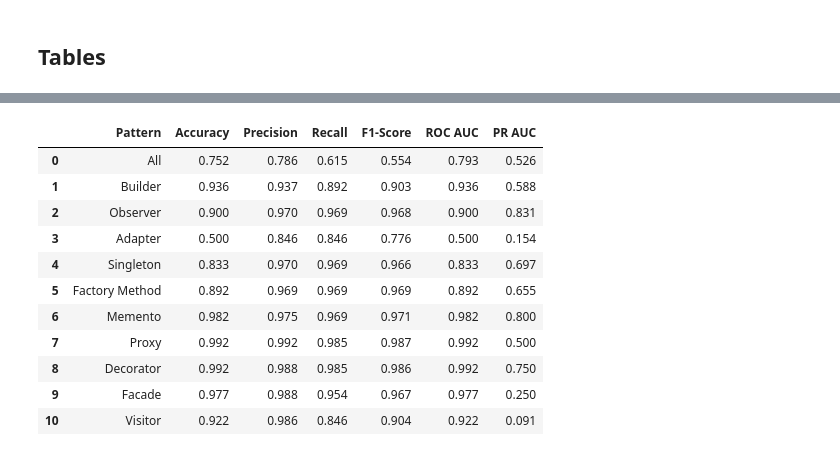
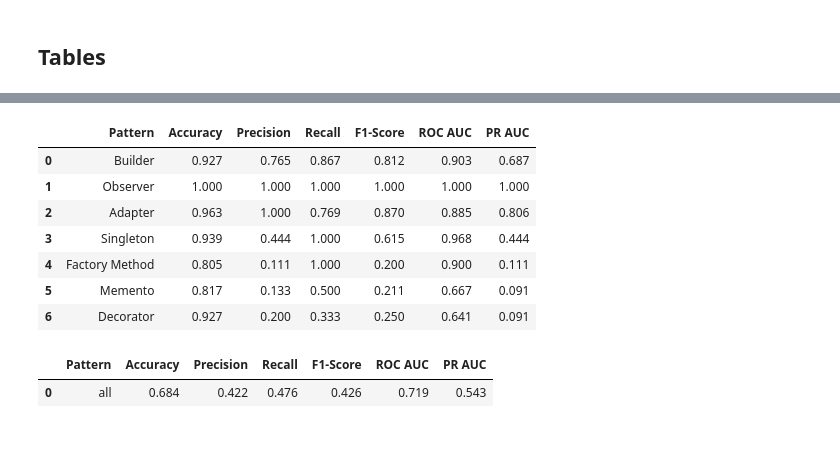
Before and after one commit to DerJeanjour/dpd-subgraph-matching, a Jupyter notebook: matching/glema/notebooks/matching_result_plots.ipynb, the cells around one changed output, grey strips where cells are left out. Saved outputs shown, nothing was run; the diff lists cells and outputs as text; code cells hidden in the pictures.

```diff
--- a/matching/glema/notebooks/matching_result_plots.ipynb
+++ b/matching/glema/notebooks/matching_result_plots.ipynb
@@ -32,15 +33,15 @@ DESIGN_PATTERN_MAPPING = {
     #cpg_const.DesignPatternType.ABSTRACT_FACTORY.value: "Abstract Factory",
     cpg_const.DesignPatternType.ADAPTER.value: "Adapter",
     cpg_const.DesignPatternType.BUILDER.value: "Builder",
-    cpg_const.DesignPatternType.FACADE.value: "Facade",
+    #cpg_const.DesignPatternType.FACADE.value: "Facade",
     cpg_const.DesignPatternType.FACTORY_METHOD.value: "Factory Method",
     cpg_const.DesignPatternType.OBSERVER.value: "Observer",
     cpg_const.DesignPatternType.SINGLETON.value: "Singleton",
     cpg_const.DesignPatternType.DECORATOR.value: "Decorator",
     cpg_const.DesignPatternType.MEMENTO.value: "Memento",
     #cpg_const.DesignPatternType.PROTOTYPE.value: "Prototype",
-    cpg_const.DesignPatternType.PROXY.value: "Proxy",
-    cpg_const.DesignPatternType.VISITOR.value: "Visitor",
+    #cpg_const.DesignPatternType.PROXY.value: "Proxy",
+    #cpg_const.DesignPatternType.VISITOR.value: "Visitor",
     cpg_const.NO_DESIGN_PATTERN: "None",
 }
 
@@ -58,6 +59,7 @@ PREC_KEY = "Precision"
 REC_KEY = "Recall"
 F1_KEY = "F1-Score"
 ACC_KEY = "Accuracy"
+PATTERN_KEY = "Pattern"
 
 METRIC_COMPUTE_MAPPING = {
     ROC_KEY: "roc",
@@ -99,6 +101,8 @@ PROJECT_MAPPING = {
     "p_mart-10_-_nutch_v04": PROJECT_NUTCH,
     "p_mart-11_-_pmd_v18": PROJECT_PMD,
 }
+
+NAN_MAPPING = "-"
 # %%
 subgraph_matching_df = pd.read_csv( subgraph_matching_file )
 pattern_matching_df = pd.read_csv( pattern_matching_file )
@@ -332,45 +333,75 @@ def get_metric_df( df: pd.DataFrame, name: str, round_to: int = 3 ) -> pd.DataFr
     pred_labels = df[ PRED_KEY ].to_list()
     x_labels, y_labels = epm.to_numeric_labels( true_labels, pred_labels )
     metrics = epm.compute_metrics( x_labels, y_labels )
 
     metric_cols = [ ACC_KEY, PREC_KEY, REC_KEY, F1_KEY, ROC_KEY, PR_KEY ]
     data = [ round( metrics[ METRIC_COMPUTE_MAPPING[ key ] ], round_to ) for key in metric_cols ]
     return pd.DataFrame( [ [ name, *data ] ], columns=[ "Pattern", *metric_cols ] )
 
 
 def get_empty_metric_df( name: str ):
     metric_cols = [ ACC_KEY, PREC_KEY, REC_KEY, F1_KEY, ROC_KEY, PR_KEY ]
-    data = [ cpg_const.NO_DESIGN_PATTERN for _ in metric_cols ]
+    #data = [ cpg_const.NO_DESIGN_PATTERN for _ in metric_cols ]
+    data = [ np.nan for _ in metric_cols ]
     return pd.DataFrame( [ [ name, *data ] ], columns=[ "Pattern", *metric_cols ] )
 
 
+def compute_overall_row( df: pd.DataFrame ) -> pd.DataFrame:
+    df_copy = df.copy()
+    # Convert the metric columns to numeric values (skip the 'Pattern' column)
+    df_copy.iloc[ :, 1: ] = df_copy.iloc[ :, 1: ].apply( pd.to_numeric )
+    # Compute the average of each metric, automatically ignoring NaN values
+    metrics_mean = df_copy.iloc[ :, 1: ].mean()
+    metrics_mean = metrics_mean.round( 3 )
+    # Create a new row for 'Overall'
+    overall_row = { "Pattern": "Overall" }
+    overall_row.update( metrics_mean.to_dict() )
+    overall_row = { k: [ v ] for k, v in overall_row.items() }
+    overall = pd.DataFrame.from_dict( overall_row, orient='columns' )
+    # Append the new row to the DataFrame
+    return pd.concat( [ df, overall ], ignore_index=True )
+
+
 def get_metric_df_by_patterns( df: pd.DataFrame, table_name ) -> pd.DataFrame:
-    metrics = get_metric_df( df, "All" )
+    #metrics = get_metric_df( df, "All" )
+    metrics = None
     for pattern, pattern_df in group_by_col( df, TRUE_KEY, binarize_patterns=True ).items():
         pattern_metrics = get_empty_metric_df( DESIGN_PATTERN_MAPPING[ pattern ] )
         if len( pattern_df[ TRUE_KEY ].unique() ) >= 2:
             pattern_metrics = get_metric_df( pattern_df, DESIGN_PATTERN_MAPPING[ pattern ] )
-        metrics = pd.concat( [ metrics, pattern_metrics ], ignore_index=True )
+        if metrics is None:
+            metrics = pattern_metrics
+        else:
+            metrics = pd.concat( [ metrics, pattern_metrics ], ignore_index=True )
+
+
+
+    metrics_copy = metrics.copy()
+    metrics_copy = compute_overall_row( metrics_copy )
+    metrics_copy = metrics_copy.replace( np.nan, NAN_MAPPING )
+    metrics_copy = metrics_copy.applymap( lambda x: "{:.2f}".format( x ) if isinstance( x, (int, float) ) else x )
+
     table_name = table_name.replace( " ", "_" )
     table_name = table_name.lower()
-    metrics.to_csv( f"tables/metrics_{table_name}.csv", index=False )
+    metrics_copy.to_csv( f"tables/metrics_{table_name}.csv", index=False )
     return metrics
 
 
 all_metrics = get_metric_df_by_patterns( source_pred_df, "all" )
 for dataset, dataset_df in source_pred_dataset_dfs.items():
     get_metric_df_by_patterns( dataset_df, dataset )
 all_metrics
 # %% [output]
 |  | Pattern | Accuracy | Precision | Recall | F1-Score | ROC AUC | PR AUC |
-| 0 | All | 0.752 | 0.786 | 0.615 | 0.554 | 0.793 | 0.526 |
-| 1 | Builder | 0.936 | 0.937 | 0.892 | 0.903 | 0.936 | 0.588 |
-| 2 | Observer | 0.900 | 0.970 | 0.969 | 0.968 | 0.900 | 0.831 |
-| 3 | Adapter | 0.500 | 0.846 | 0.846 | 0.776 | 0.500 | 0.154 |
-| 4 | Singleton | 0.833 | 0.970 | 0.969 | 0.966 | 0.833 | 0.697 |
-| 5 | Factory Method | 0.892 | 0.969 | 0.969 | 0.969 | 0.892 | 0.655 |
-| 6 | Memento | 0.982 | 0.975 | 0.969 | 0.971 | 0.982 | 0.800 |
-| 7 | Proxy | 0.992 | 0.992 | 0.985 | 0.987 | 0.992 | 0.500 |
-| 8 | Decorator | 0.992 | 0.988 | 0.985 | 0.986 | 0.992 | 0.750 |
-| 9 | Facade | 0.977 | 0.988 | 0.954 | 0.967 | 0.977 | 0.250 |
-| 10 | Visitor | 0.922 | 0.986 | 0.846 | 0.904 | 0.922 | 0.091 |
+| 0 | Builder | 0.927 | 0.765 | 0.867 | 0.812 | 0.903 | 0.687 |
+| 1 | Observer | 1.000 | 1.000 | 1.000 | 1.000 | 1.000 | 1.000 |
+| 2 | Adapter | 0.963 | 1.000 | 0.769 | 0.870 | 0.885 | 0.806 |
+| 3 | Singleton | 0.939 | 0.444 | 1.000 | 0.615 | 0.968 | 0.444 |
+| 4 | Factory Method | 0.805 | 0.111 | 1.000 | 0.200 | 0.900 | 0.111 |
+| 5 | Memento | 0.817 | 0.133 | 0.500 | 0.211 | 0.667 | 0.091 |
+| 6 | Decorator | 0.927 | 0.200 | 0.333 | 0.250 | 0.641 | 0.091 |
+# %%
+get_metric_df( source_pred_df, "all" )
+# %% [output]
+|  | Pattern | Accuracy | Precision | Recall | F1-Score | ROC AUC | PR AUC |
+| 0 | all | 0.684 | 0.422 | 0.476 | 0.426 | 0.719 | 0.543 |
```
Also changed, not shown: parts of 11 cells of this notebook, 14 other files.
